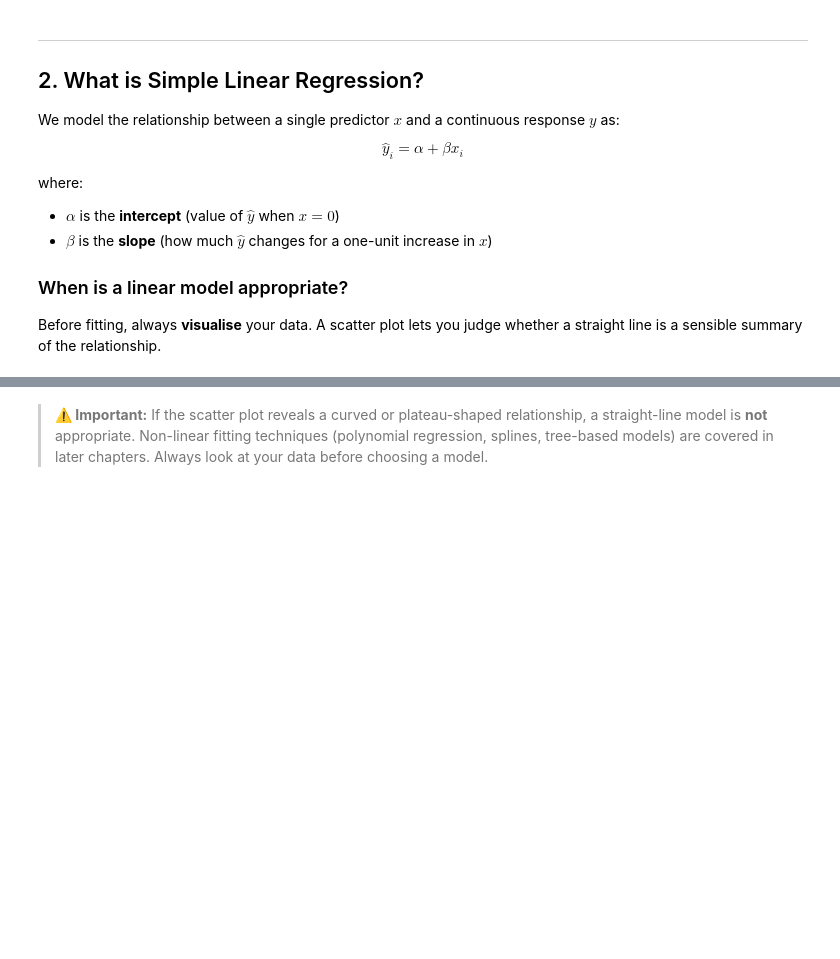
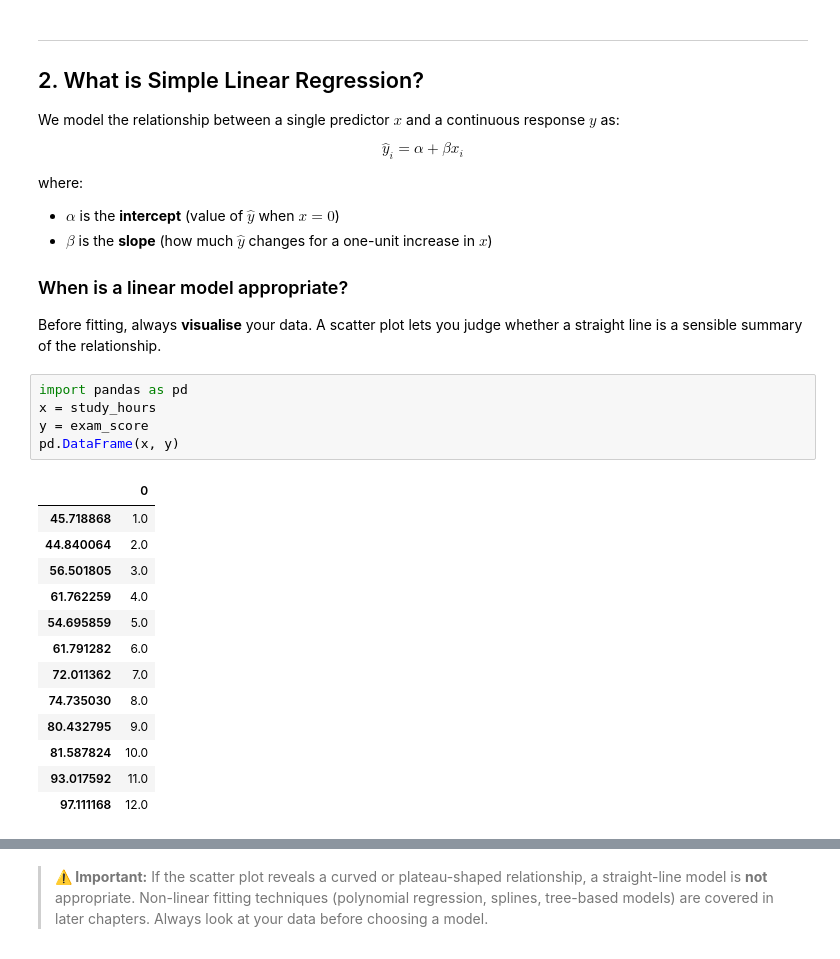
Before and after one commit to ravichas/bifx-546, a Jupyter notebook: Notebooks/Chapter14_SimpleLinearRegression.ipynb, the cells around one changed output, grey strips where cells are left out. Drawn from its saved outputs; the diff is of its cells as text; blank space fills up the shorter version.

```diff
--- a/Notebooks/Chapter14_SimpleLinearRegression.ipynb
+++ b/Notebooks/Chapter14_SimpleLinearRegression.ipynb
@@ -102,6 +277,25 @@ where:
 ### When is a linear model appropriate?
 
 Before fitting, always **visualise** your data. A scatter plot lets you judge whether a straight line is a sensible summary of the relationship.
+# %%
+import pandas as pd
+x = study_hours
+y = exam_score
+pd.DataFrame(x, y)
+# %% [output]
+|  | 0 |
+| 45.718868 | 1.0 |
+| 44.840064 | 2.0 |
+| 56.501805 | 3.0 |
+| 61.762259 | 4.0 |
+| 54.695859 | 5.0 |
+| 61.791282 | 6.0 |
+| 72.011362 | 7.0 |
+| 74.735030 | 8.0 |
+| 80.432795 | 9.0 |
+| 81.587824 | 10.0 |
+| 93.017592 | 11.0 |
+| 97.111168 | 12.0 |
 # %%
 import numpy as np
 import matplotlib.pyplot as plt
```
Also changed, not shown: parts of 16 cells of this notebook.
